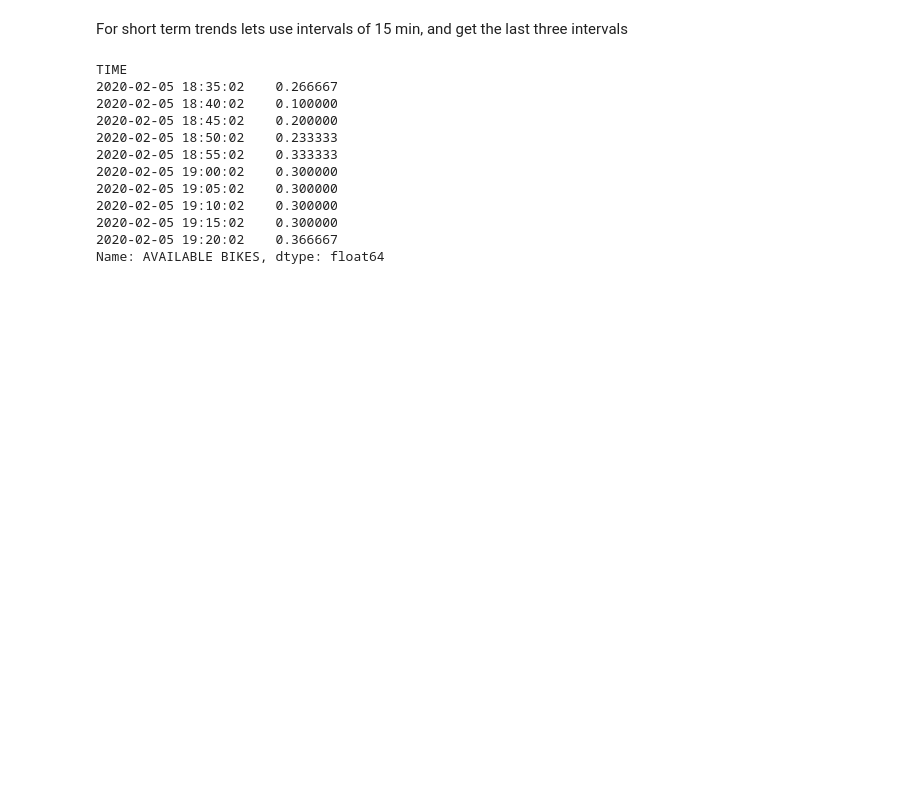
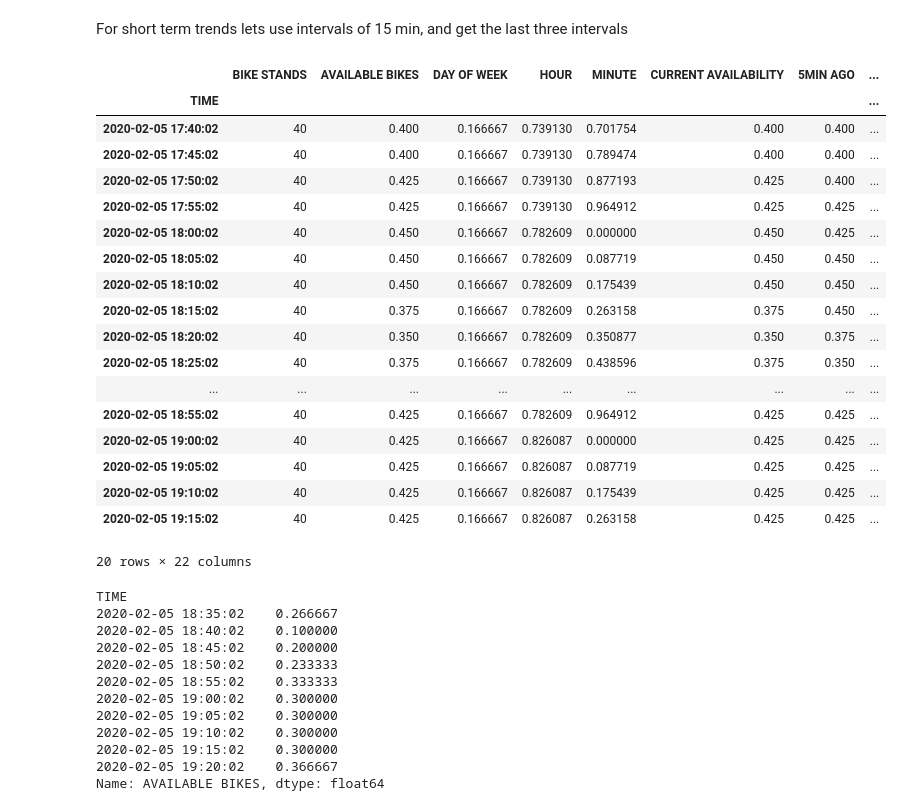
Before and after one commit to cormac-doyle/Final-Assignment-Machine-Learning, a Jupyter notebook: feature_engineering.ipynb, the cells around one changed output. Saved outputs shown, nothing was run; the diff lists cells and outputs as text; code cells hidden in the pictures; blank space fills up the shorter version.

```diff
--- a/feature_engineering.ipynb
+++ b/feature_engineering.ipynb
@@ -51,14 +52,22 @@ Lets add some more complex features using weekly, daily and short-term seasonali
 For short term trends lets use intervals of 15 min, and get the last three intervals
 # %%
 def get_trend_features(df:pd.DataFrame):
-
-    df["5MIN"] = df["AVAILABLE BIKES"].shift(1)
-    df["10MIN"] = df["AVAILABLE BIKES"].shift(2)
-    df["15MIN"] = df["AVAILABLE BIKES"].shift(3)
-    df["1DAY"] = df["AVAILABLE BIKES"].shift(12*24)
-    df["2DAY"] = df["AVAILABLE BIKES"].shift(12*24*2)
-    df["3DAY"] = df["AVAILABLE BIKES"].shift(12*24*3)
-    df["1WEEK"] = df["AVAILABLE BIKES"].shift(12*24*7)
+    df["CURRENT AVAILABILITY"] = df["AVAILABLE BIKES"]
+    df["5MIN AGO"] = df["AVAILABLE BIKES"].shift(1)
+    df["10MIN AGO"] = df["AVAILABLE BIKES"].shift(2)
+    df["15MIN AGO"] = df["AVAILABLE BIKES"].shift(3)
+    df["20MIN AGO"] = df["AVAILABLE BIKES"].shift(4)
+    df["25MIN AGO"] = df["AVAILABLE BIKES"].shift(5)
+    df["30MIN AGO"] = df["AVAILABLE BIKES"].shift(6)
+    df["40MIN AGO"] = df["AVAILABLE BIKES"].shift(8)
+    df["50MIN AGO"] = df["AVAILABLE BIKES"].shift(10)
+    df["60MIN AGO"] = df["AVAILABLE BIKES"].shift(12)
+    df["70MIN AGO"] = df["AVAILABLE BIKES"].shift(14)
+    df["80MIN AGO"] = df["AVAILABLE BIKES"].shift(16)
+    df["1DAY AGO"] = df["AVAILABLE BIKES"].shift(12*24)
+    df["2DAYS AGO"] = df["AVAILABLE BIKES"].shift(12*24*2)
+    df["3DAYS AGO"] = df["AVAILABLE BIKES"].shift(12*24*3)
+    df["1WEEK AGO"] = df["AVAILABLE BIKES"].shift(12*24*7)
     df.dropna(inplace=True)
     return df
 # %%
@@ -99,3 +108,26 @@ df_portobello_map["60MIN"]=shift_target_variable(df_portobello, 60)
+# %%
+df_hospital["10MIN AHEAD"] = df_hospital_map["10MIN"]["AVAILABLE BIKES"]
+df_hospital[500:520]
+# %% [output]
+|  | BIKE STANDS | AVAILABLE BIKES | DAY OF WEEK | HOUR | MINUTE | CURRENT AVAILABILITY | 5MIN AGO | ... |
+| TIME |  |  |  |  |  |  |  | ... |
+| 2020-02-05 17:40:02 | 40 | 0.400 | 0.166667 | 0.739130 | 0.701754 | 0.400 | 0.400 | ... |
+| 2020-02-05 17:45:02 | 40 | 0.400 | 0.166667 | 0.739130 | 0.789474 | 0.400 | 0.400 | ... |
+| 2020-02-05 17:50:02 | 40 | 0.425 | 0.166667 | 0.739130 | 0.877193 | 0.425 | 0.400 | ... |
+| 2020-02-05 17:55:02 | 40 | 0.425 | 0.166667 | 0.739130 | 0.964912 | 0.425 | 0.425 | ... |
+| 2020-02-05 18:00:02 | 40 | 0.450 | 0.166667 | 0.782609 | 0.000000 | 0.450 | 0.425 | ... |
+| 2020-02-05 18:05:02 | 40 | 0.450 | 0.166667 | 0.782609 | 0.087719 | 0.450 | 0.450 | ... |
+| 2020-02-05 18:10:02 | 40 | 0.450 | 0.166667 | 0.782609 | 0.175439 | 0.450 | 0.450 | ... |
+| 2020-02-05 18:15:02 | 40 | 0.375 | 0.166667 | 0.782609 | 0.263158 | 0.375 | 0.450 | ... |
+| 2020-02-05 18:20:02 | 40 | 0.350 | 0.166667 | 0.782609 | 0.350877 | 0.350 | 0.375 | ... |
+| 2020-02-05 18:25:02 | 40 | 0.375 | 0.166667 | 0.782609 | 0.438596 | 0.375 | 0.350 | ... |
+| ... | ... | ... | ... | ... | ... | ... | ... | ... |
+| 2020-02-05 18:55:02 | 40 | 0.425 | 0.166667 | 0.782609 | 0.964912 | 0.425 | 0.425 | ... |
+| 2020-02-05 19:00:02 | 40 | 0.425 | 0.166667 | 0.826087 | 0.000000 | 0.425 | 0.425 | ... |
+| 2020-02-05 19:05:02 | 40 | 0.425 | 0.166667 | 0.826087 | 0.087719 | 0.425 | 0.425 | ... |
+| 2020-02-05 19:10:02 | 40 | 0.425 | 0.166667 | 0.826087 | 0.175439 | 0.425 | 0.425 | ... |
+| 2020-02-05 19:15:02 | 40 | 0.425 | 0.166667 | 0.826087 | 0.263158 | 0.425 | 0.425 | ... |
+20 rows × 22 columns
 # %%
 def get_X_and_y(df:map):
     X={}
```
Also changed, not shown: parts of 7 cells of this notebook, 2 other files.
